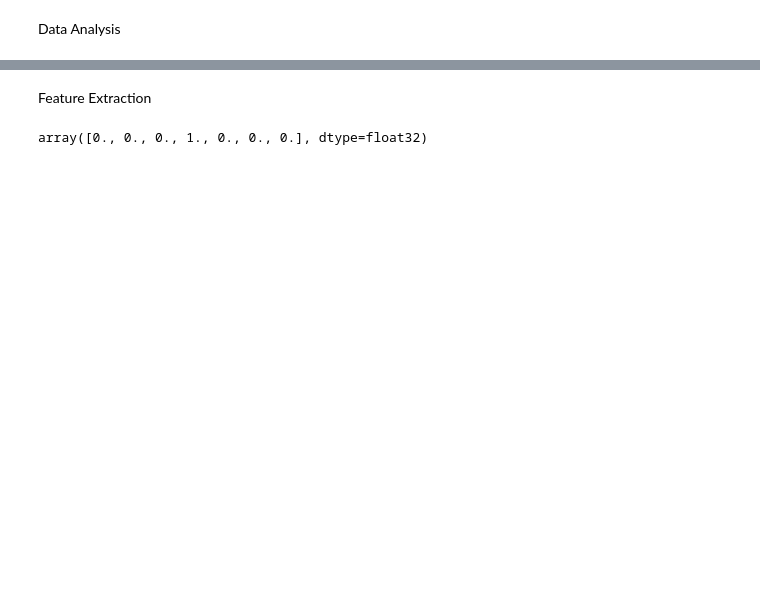
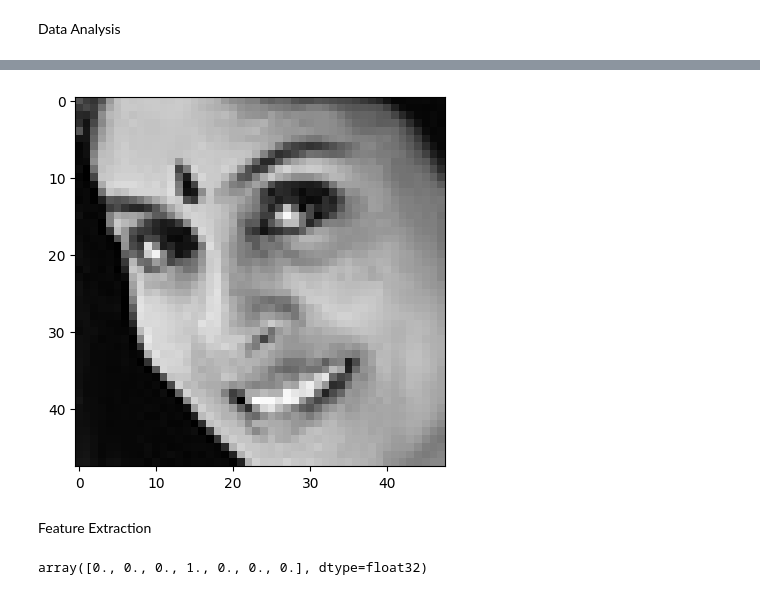
Before and after one commit to Ved204/CP468-Facial-Recognition, a Jupyter notebook: colab.ipynb, the cells around one changed output, grey strips where cells are left out. Saved outputs shown, nothing was run; the diff lists cells and outputs as text; code cells hidden in the pictures; blank space fills up the shorter version.

```diff
--- a/colab.ipynb
+++ b/colab.ipynb
@@ -125,3 +122,9 @@ for index, file, label in files.itertuples():
+# %%
+# Show First Image
+img = Image.open(train['image'][0])
+plt.imshow(img, cmap='gray');
+# %% [output]
+[figure, added]
 # %% [markdown]
 Feature Extraction
 # %%
```
Also changed, not shown: parts of 22 cells of this notebook.
